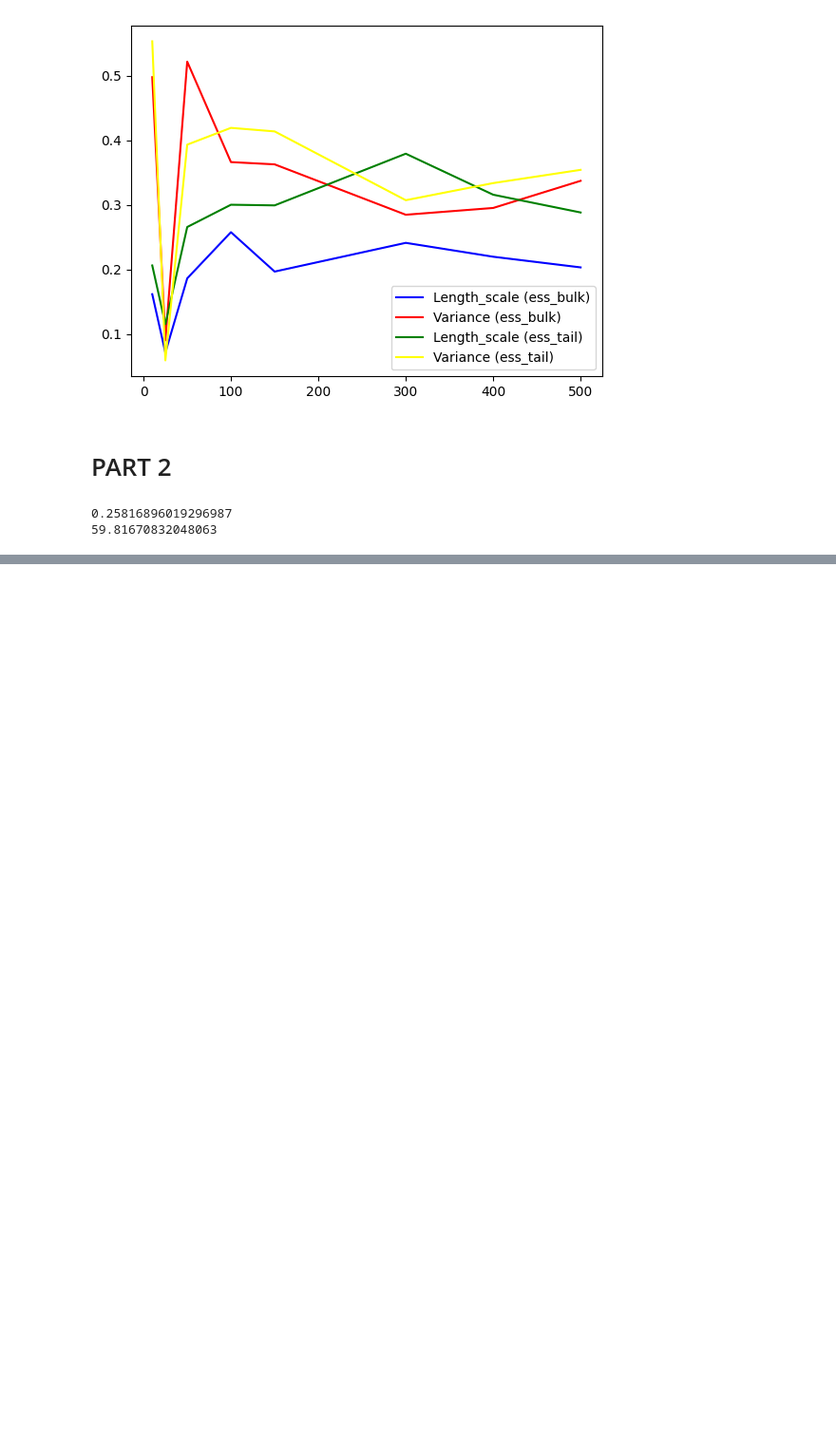
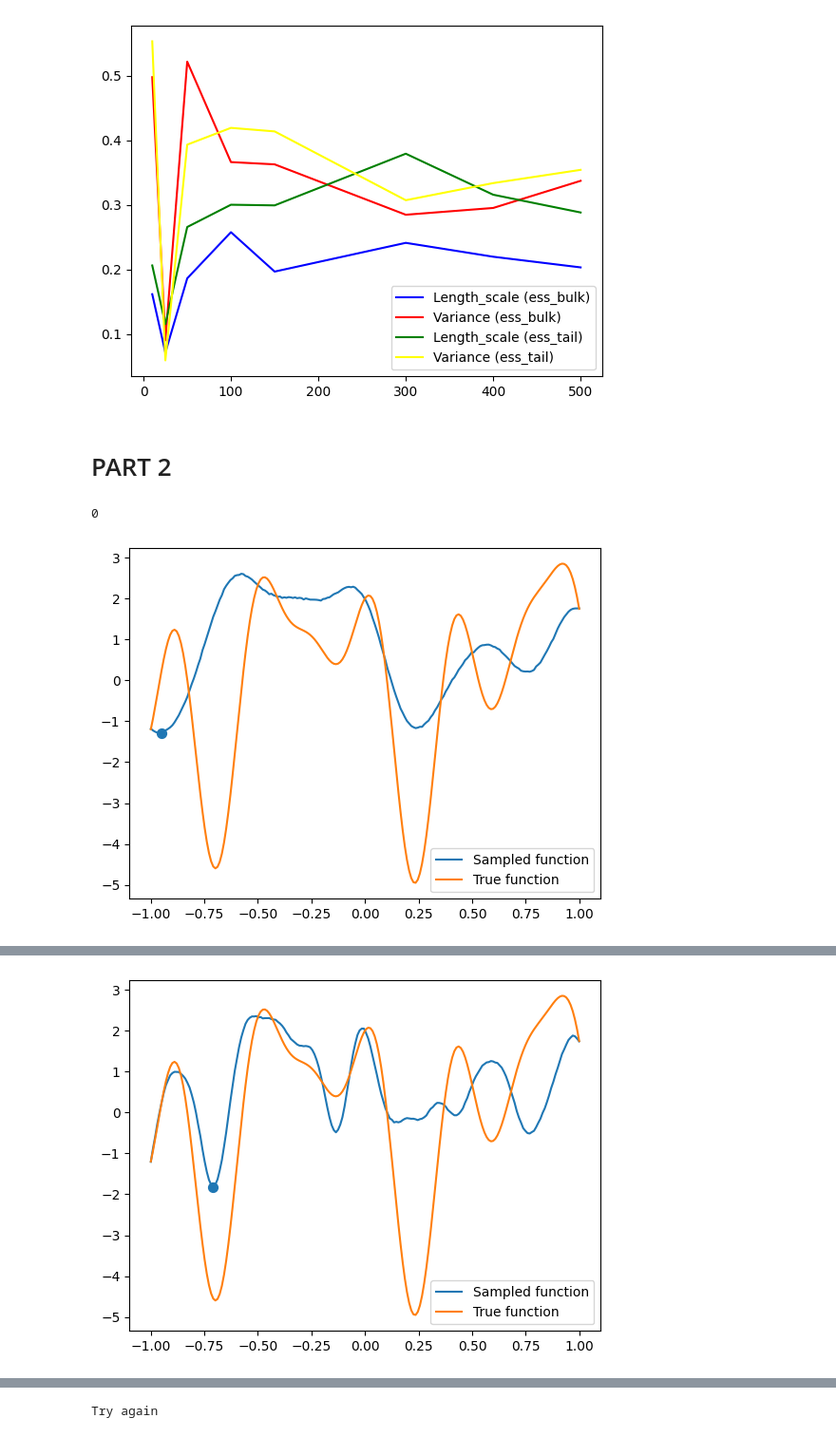
Before and after one commit to stojl/pml_exam, a Jupyter notebook: GP.ipynb, the cells around one changed output, grey strips where cells are left out. Shown at 95% size. Saved outputs shown, nothing was run; the diff lists cells and outputs as text; code cells hidden in the pictures; blank space fills up the shorter version.

```diff
--- a/GP.ipynb
+++ b/GP.ipynb
@@ -196,45 +200,59 @@ X = torch.tensor([-1, -1/2, 0, 1/2, 1])
 
 y = target_func(X)
 # %%
-x_test = torch.linspace(-1, 1, 200, dtype = torch.float64)
-noise = torch.tensor(1e-3, dtype=torch.float64)
+x_test = torch.linspace(-1, 1, 200)
 # %%
+for i in range(10):
+    print(i)
+    pyro.clear_param_store()
+    kernel = gp.kernels.RBF(input_dim=1)
+    kernel.variance = pyro.nn.PyroSample(pyro.distributions.LogNormal(torch.tensor(-1.0), torch.tensor(1.0)))
 
-#for i in range(2):
-    #print(i)
-pyro.clear_param_store()
-kernel = gp.kernels.RBF(input_dim=1)
-kernel.variance = pyro.nn.PyroSample(pyro.distributions.LogNormal(torch.tensor(-1.0, dtype = torch.float64), torch.tensor(1.0, dtype = torch.float64)))
-print(gpmodel.kernel.variance.item())
-kernel.lengthscale = pyro.nn.PyroSample(pyro.distributions.LogNormal(torch.tensor(0.0, dtype = torch.float64), torch.tensor(2.0, dtype = torch.float64)))
-print(gpmodel.kernel.lengthscale.item())
-gpmodel = gp.models.GPRegression(X, y, kernel=kernel, noise = torch.tensor(1e-4, dtype = torch.float64))
+    kernel.lengthscale = pyro.nn.PyroSample(pyro.distributions.LogNormal(torch.tensor(0.0), torch.tensor(2.0)))
 
-hmc_kernel = pyro.infer.NUTS(gpmodel.model)
+    gpmodel = gp.models.GPRegression(X, y, kernel=kernel, noise = torch.tensor(1e-4))
 
-mcmc = pyro.infer.MCMC(hmc_kernel, num_samples=200, warmup_steps = 100)
-mcmc.run()
+    noise = torch.tensor(1e-4)
 
-cov = gpmodel.kernel.forward(x_test) + noise.expand(200).diag()
+    hmc_kernel = pyro.infer.NUTS(gpmodel.model)
 
-samples = dist.MultivariateNormal(torch.zeros(200, dtype = torch.float64), covariance_matrix=cov, validate_args = False).sample(sample_shape=(1,))
+    mcmc = pyro.infer.MCMC(hmc_kernel, num_samples=250, warmup_steps = 200)
+    mcmc.run()
+
+    hyperparam = mcmc.get_samples()
+    x1 = hyperparam["kernel.lengthscale"]
+    y1 = hyperparam["kernel.variance"]
+
+    while(True):
+        try:
+            idx = torch.randint(0, 100, (1,))
+
+            gpmodel.kernel.variance = y1[idx]
+
+            gpmodel.kernel.lengthscale = x1[idx]
+
+            loc, cov = gpmodel.forward(x_test, full_cov= True)
+
+            cov = cov + noise.expand(x_test.shape[0]).diag()
 
 
-min_value, min_idx = torch.min(samples[0], dim = 0, keepdim=False)
-xstar = x_test[min_idx.item()].reshape(1)
-fstar = target_func(xstar)
-X = torch.cat((X, xstar), 0)
-y = torch.cat((y, fstar), 0)
-sns.lineplot(x = x_test, y = samples[0])
-plt.scatter(xstar, min_value, marker='o', s=50)
-plt.show()
+            samples = dist.MultivariateNormal(loc, covariance_matrix=cov, validate_args = False).sample(sample_shape=(1,))
+            min_value, min_idx = torch.min(samples[0], dim = 0, keepdim=False)
+            xstar = x_test[min_idx.item()].reshape(1)
+            if not (xstar in X):
+                break
+        except:
+            print("Try again")
 
-"""
-print(min_value)
-print(x_test[min_idx.item()])
-print(x_test[min_idx.item()])
-s
-"""
+    fstar = target_func(xstar)
+    X = torch.cat((X, xstar), 0)
+    y = torch.cat((y, fstar), 0)
+    sns.lineplot(x = x_test, y = samples[0], label = "Sampled function")
+    plt.scatter(xstar, min_value, marker='o', s=50)
+    sns.lineplot(x = x_test, y = target_func(x_test), label = "True function")
+    plt.legend()
+    plt.show()
+    print(X)
 # %% [output]
-0.25816896019296987
-59.81670832048063
+0
+[figure, added]
@@ -241,0 +261 @@ _LinAlgError: torch.linalg_cholesky: The factorization could not be completed be
+[figure, added]
@@ -241,0 +273 @@ _LinAlgError: torch.linalg_cholesky: The factorization could not be completed be
+Try again
```
Also changed, not shown: parts of 9 cells of this notebook.
